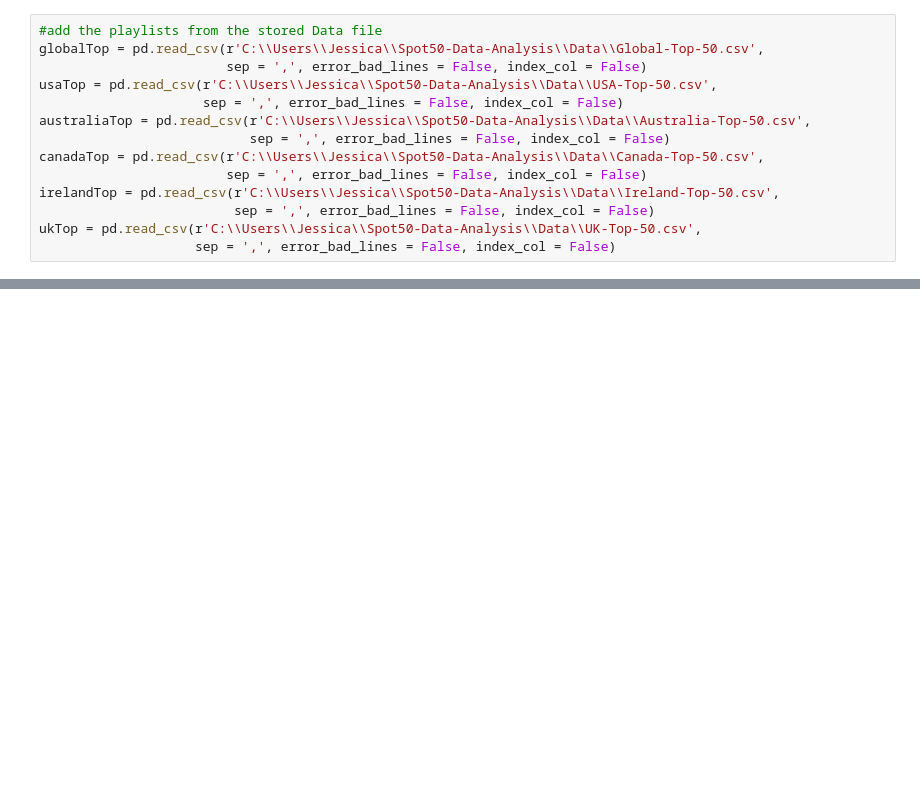
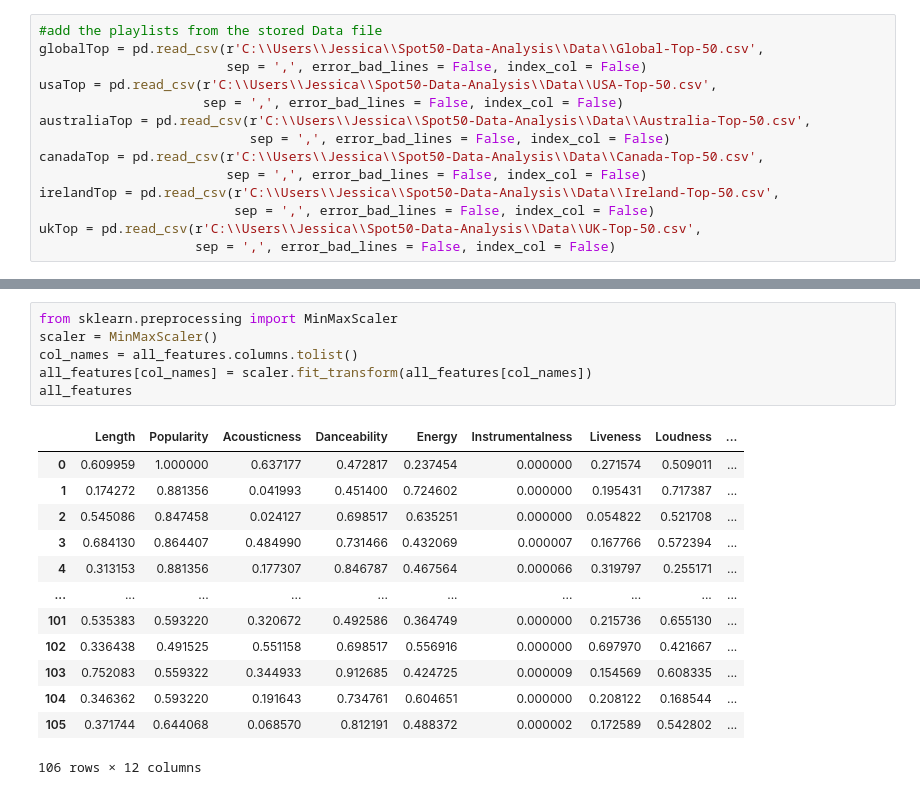
Before and after one commit to jadefreese/SpotifyTop50-Data-Analysis, a Jupyter notebook: Data/Understanding the Data.ipynb, the cells around one changed output, grey strips where cells are left out. Saved outputs shown, nothing was run; the diff lists cells and outputs as text; blank space fills up the shorter version.

```diff
--- a/Data/Understanding the Data.ipynb
+++ b/Data/Understanding the Data.ipynb
@@ -257 +200,21 @@ fig.savefig(r'C:\Users\Jessica\Spot50-Data-Analysis\Images\DistributionDensity.p
+# %%
+from sklearn.preprocessing import MinMaxScaler
+scaler = MinMaxScaler()
+col_names = all_features.columns.tolist()
+all_features[col_names] = scaler.fit_transform(all_features[col_names])
+all_features
+# %% [output]
+|  | Length | Popularity | Acousticness | Danceability | Energy | Instrumentalness | Liveness | Loudness | ... |
+| 0 | 0.609959 | 1.000000 | 0.637177 | 0.472817 | 0.237454 | 0.000000 | 0.271574 | 0.509011 | ... |
+| 1 | 0.174272 | 0.881356 | 0.041993 | 0.451400 | 0.724602 | 0.000000 | 0.195431 | 0.717387 | ... |
+| 2 | 0.545086 | 0.847458 | 0.024127 | 0.698517 | 0.635251 | 0.000000 | 0.054822 | 0.521708 | ... |
+| 3 | 0.684130 | 0.864407 | 0.484990 | 0.731466 | 0.432069 | 0.000007 | 0.167766 | 0.572394 | ... |
+| 4 | 0.313153 | 0.881356 | 0.177307 | 0.846787 | 0.467564 | 0.000066 | 0.319797 | 0.255171 | ... |
+| ... | ... | ... | ... | ... | ... | ... | ... | ... | ... |
+| 101 | 0.535383 | 0.593220 | 0.320672 | 0.492586 | 0.364749 | 0.000000 | 0.215736 | 0.655130 | ... |
+| 102 | 0.336438 | 0.491525 | 0.551158 | 0.698517 | 0.556916 | 0.000000 | 0.697970 | 0.421667 | ... |
+| 103 | 0.752083 | 0.559322 | 0.344933 | 0.912685 | 0.424725 | 0.000009 | 0.154569 | 0.608335 | ... |
+| 104 | 0.346362 | 0.593220 | 0.191643 | 0.734761 | 0.604651 | 0.000000 | 0.208122 | 0.168544 | ... |
+| 105 | 0.371744 | 0.644068 | 0.068570 | 0.812191 | 0.488372 | 0.000002 | 0.172589 | 0.542802 | ... |
+106 rows × 12 columns
 # %%
```
Also changed, not shown: parts of 33 cells of this notebook, 1 other file.
